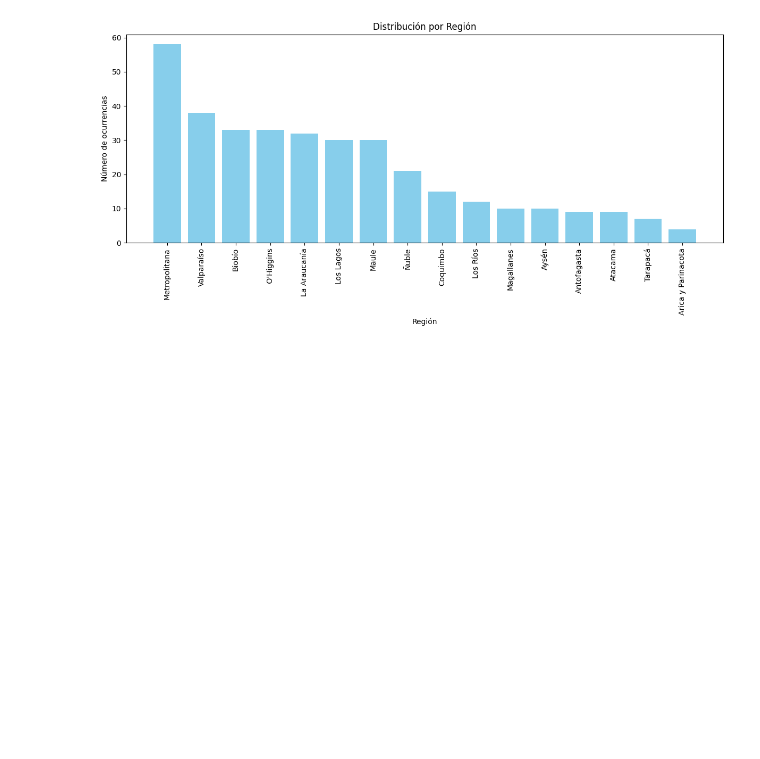
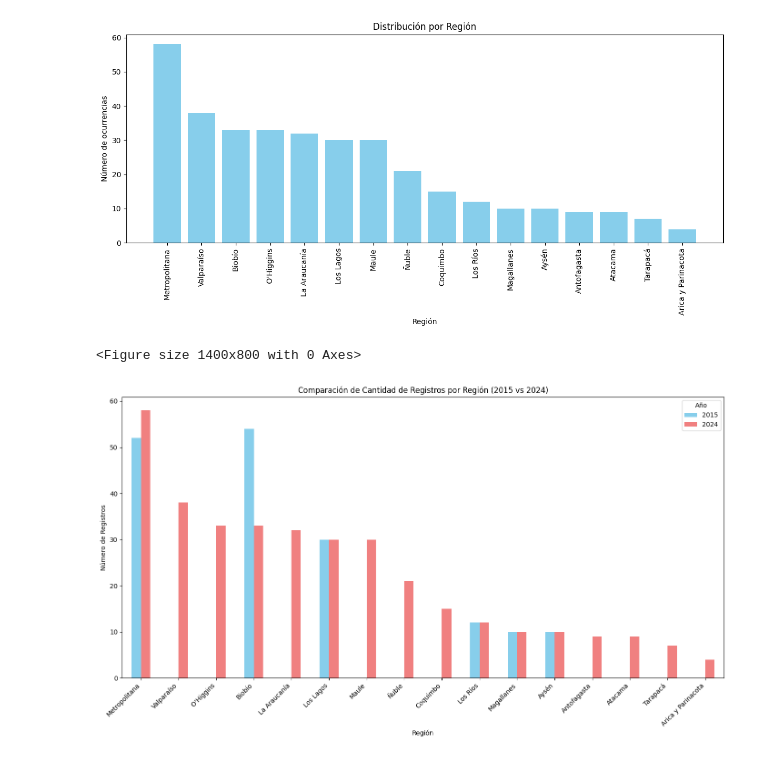
Before and after one commit to masolopa/MINERIADEDATOS, a Jupyter notebook: EV1.ipynb, the cells around one changed output. Cells and saved outputs as stored; diff of their text form; code cells hidden in the pictures; blank space fills up the shorter version.

```diff
--- a/EV1.ipynb
+++ b/EV1.ipynb
@@ -368,0 +500,5 @@ dtype: int64
+# %%
+# Completando valores faltantes datos categóricos para df2
+for columna in ctext_df2:
+  mode = df2[columna].mode()[0]
+  df2[columna] = df2[columna].fillna(mode)
@@ -411,3 +577,46 @@ Tarapacá               7
 Arica y Parinacota     4
 Name: count, dtype: int64
 [figure]
+# %%
+# Se estandariza el formato de los datos de región para que sean compatibles con los datos de la data frame 2
+mapeo_region = {
+    'I de Tarapacá': 'Tarapacá',
+    'II de Antofagasta': 'Antofagasta',
+    'III de Atacama': 'Atacama',
+    'IV de Coquimbo': 'Coquimbo',
+    'V de Valparaíso': 'Valparaíso',
+    'VI del Libertador General Bernardo O\'Higgins': 'O\'Higgins',
+    'VII del Maule': 'Maule',
+    'VIII del Biobío': 'Biobío',
+    'IX de la Araucanía': 'La Araucanía',
+    'X de los Lagos': 'Los Lagos',
+    'XI Aysén del General Carlos Ibáñez del Campo': 'Aysén',
+    'XII de Magallanes y Antártica Chilena': 'Magallanes',
+    'XIII Metropolitana de Santiago': 'Metropolitana',
+    'XIV de los Ríos': 'Los Ríos',
+    'XV de Arica y Parinacota': 'Arica y Parinacota'
+}
+
+df['Región_Normalizada'] = df['Región'].map(mapeo_region)
+# %%
+# Calculate region counts for 2015 (normalized) and 2024
+personas_por_region_2015 = df['Región_Normalizada'].value_counts().rename('2015')
+personas_por_region_2024 = df2['Región'].value_counts().rename('2024')
+
+# Combine the counts into a single DataFrame for plotting
+personas_por_regiones = pd.concat([personas_por_region_2015, personas_por_region_2024], axis=1).fillna(0)
+personas_por_regiones = personas_por_regiones.sort_values(by='2024', ascending=False)
+
+# Create a grouped bar chart
+plt.figure(figsize=(14, 8))
+personas_por_regiones.plot(kind='bar', figsize=(14, 8), color=['skyblue', 'lightcoral'])
+plt.title('Comparación de Cantidad de Registros por Región (2015 vs 2024)')
+plt.xlabel('Región')
+plt.ylabel('Número de Registros')
+plt.xticks(rotation=45, ha='right')
+plt.legend(title='Año')
+plt.tight_layout()
+plt.show()
+# %% [output]
+<Figure size 1400x800 with 0 Axes>
+[figure, added]
```
Also changed, not shown: parts of 26 cells of this notebook.
